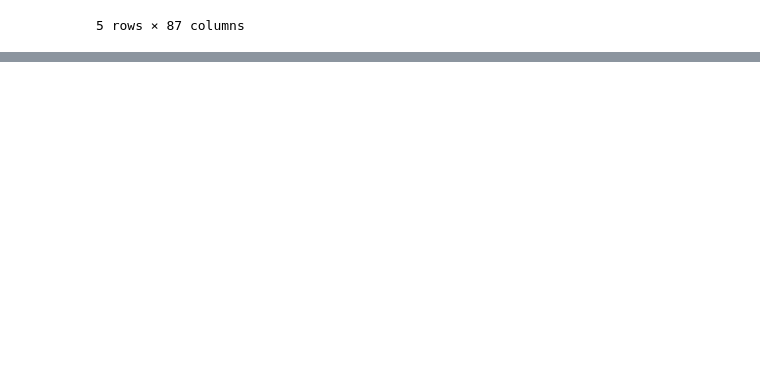
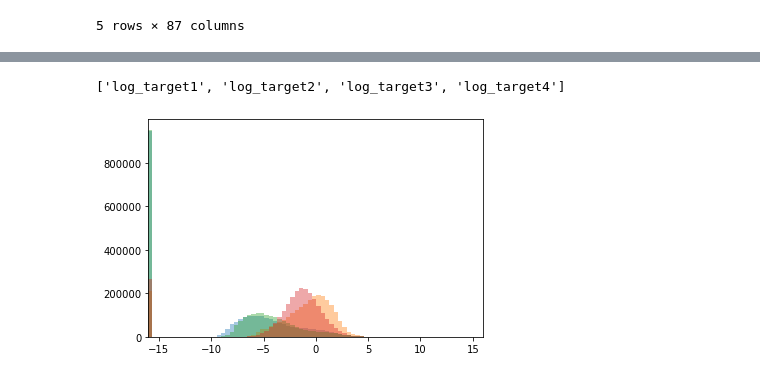
Before and after one commit to Chrisjb/kaggle-mlb, a Jupyter notebook: basic_model.ipynb, the cells around one changed output, grey strips where cells are left out. Saved outputs shown, nothing was run; the diff lists cells and outputs as text; code cells hidden in the pictures; blank space fills up the shorter version.

```diff
--- a/basic_model.ipynb
+++ b/basic_model.ipynb
@@ -88,0 +96,18 @@ ypred = basic_bitch_model.predict(dtrain)
+# %%
+for i in range(1,5):
+    train_nextDayPlayerEngagement['log_target'+str(i)] = np.log(train_nextDayPlayerEngagement['target'+str(i)]+0.0000001)
+
+log_targets = ['log_' + t for t in targets]
+print(log_targets)
+
+fig, ax = plt.subplots()
+for tt in log_targets:
+    sns.distplot(train_nextDayPlayerEngagement[[tt]], ax=ax, kde=False)
+ax.set_xlim([-16, 16])
+
+plt.show()
+
+plt.show()
+# %% [output]
+['log_target1', 'log_target2', 'log_target3', 'log_target4']
+[figure, added]
```
Also changed, not shown: parts of 25 cells of this notebook.
